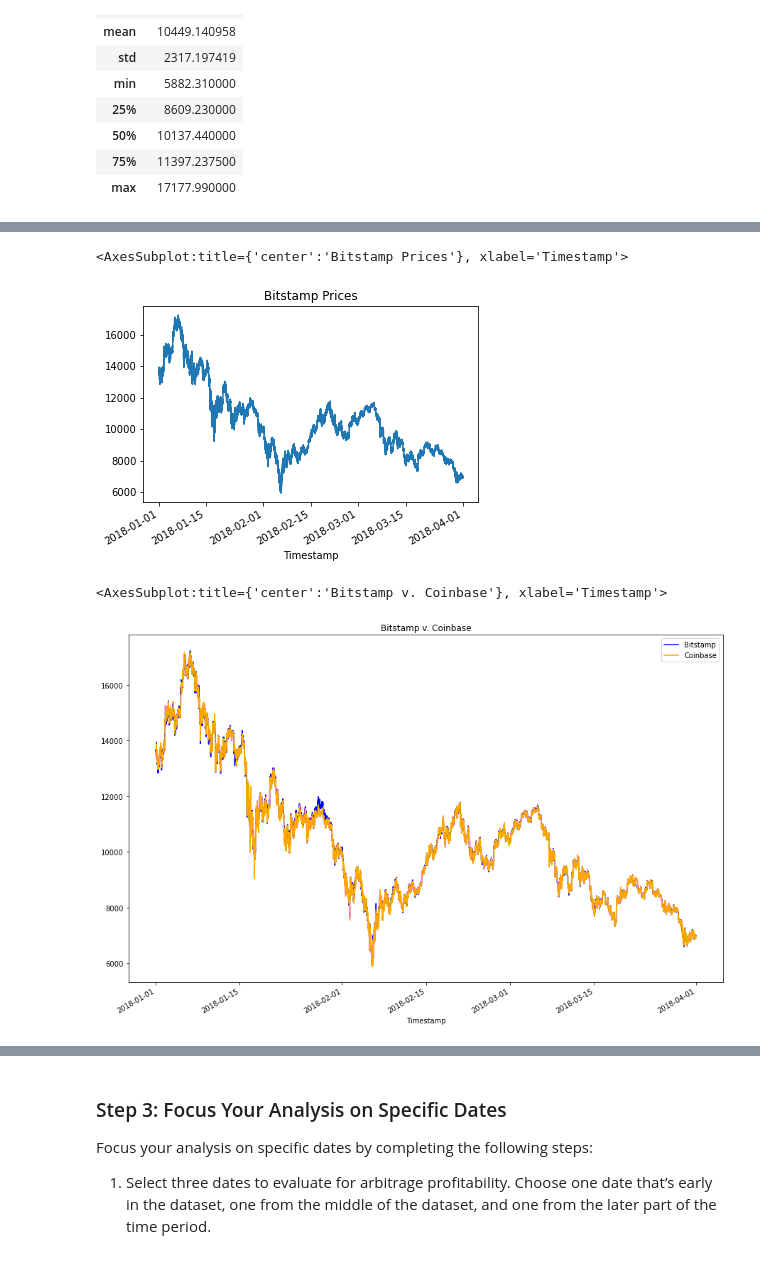
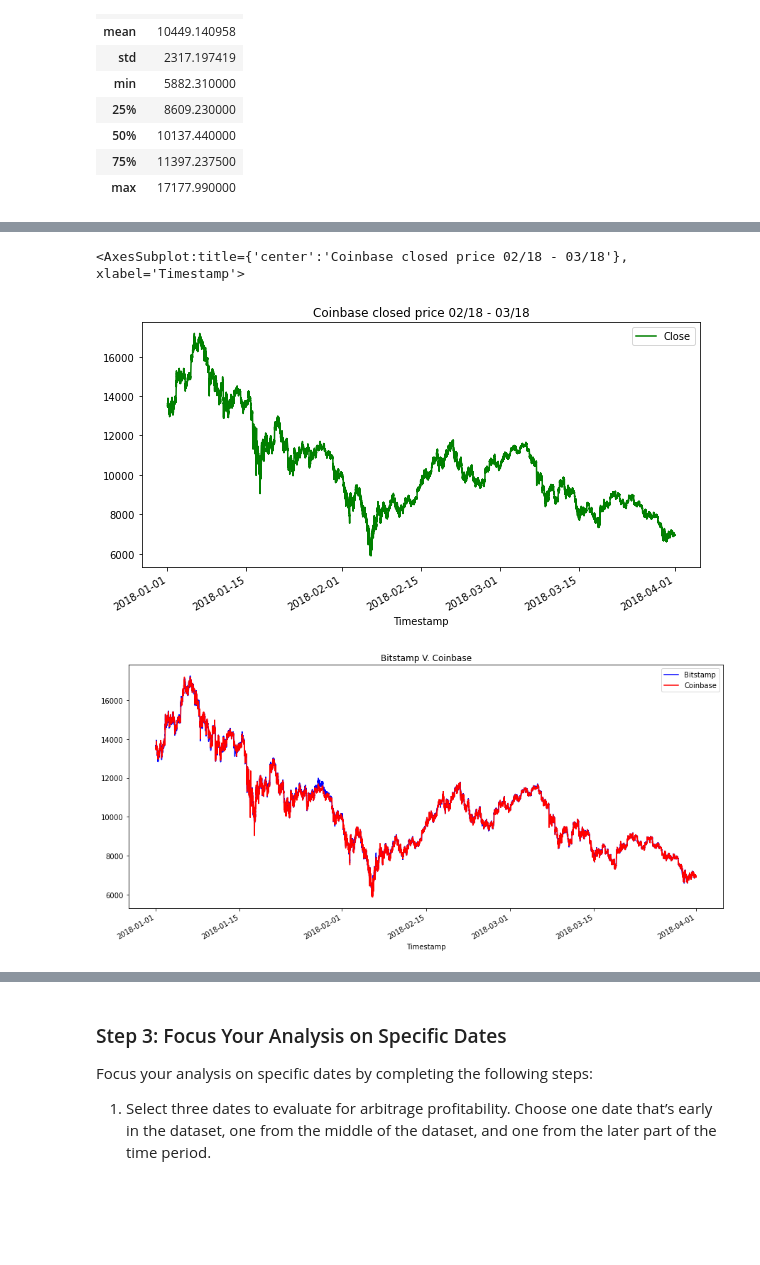
Before and after one commit to MoustafaMous/Challenge-3A, a Jupyter notebook: Challenge 3A1/crypto_arbitrage.ipynb, the cells around one changed output, grey strips where cells are left out. Drawn from its saved outputs; the diff is of its cells as text; code cells hidden in the pictures; blank space fills up the shorter version.

```diff
--- a/Challenge 3A1/crypto_arbitrage.ipynb
+++ b/Challenge 3A1/crypto_arbitrage.ipynb
@@ -61,6 +74,11 @@ index=
 # The CSV file is located in the Resources folder.
 # Set the index to the column "Timestamp"
 # Set the parse_dates and infer_datetime_format parameters
-coinbase = # YOUR CODE HERE
+coinbase = pd.read_csv(
+    Path('/Users/moustafamoussa/Desktop/challenges_Repo/Starter_Code 3/Challenge-3/Resources/coinbase.csv'),
+    index_col="Timestamp",
+    parse_dates=True,
+    infer_datetime_format=True
+)
 # %%
 # Use the head (and/or tail) function to confirm that the data was imported properly.
@@ -114,0 +212,5 @@ To prepare and clean your data for analysis, complete the following steps:
+# %%
+coinbase.loc[:, "Close"] = coinbase.loc[:,"Close"].str.replace("$","")
+# %%
+coinbase.loc[:, "Close"] = coinbase_df.loc[:,"Close"].astype("float")
+coinbase.drop_duplicates()
@@ -148,10 +265,10 @@ bitstamp_sliced = # YOUR CODE HERE
 | 2018-01-01 00:04:00 | 13620.00 |
 # %%
 # Use loc or iloc to select `Timestamp (the index)` and `Close` from coinbase DataFrame
-coinbase_sliced = # YOUR CODE HERE
+coinbase_sliced = coinbase.iloc[:,[3]]
 
 # Review the first five rows of the DataFrame
-# YOUR CODE HERE
+coinbase_sliced.head()
 # %% [output]
 |  | Close |
 | Timestamp |  |
@@ -208,18 +325,18 @@ Sort through the time series data associated with the bitstamp and coinbase Data
 # %%
 # Create a line plot for the coinbase DataFrame for the full length of time in the dataset
 # Be sure that the figure size, title, and color are tailored to each visualization
-# YOUR CODE HERE
+coinbase_sliced.plot(kind="line", title="Coinbase closed price 02/18 - 03/18", color="green", figsize=[10,5])
 # %% [output]
-<AxesSubplot:title={'center':'Bitstamp Prices'}, xlabel='Timestamp'>
+<AxesSubplot:title={'center':'Coinbase closed price 02/18 - 03/18'}, xlabel='Timestamp'>
-[figure, old version]
+[figure, new version]
 # %%
 # Overlay the visualizations for the bitstamp and coinbase DataFrames in one plot
 # The plot should visualize the prices over the full lenth of the dataset
 # Be sure to include the parameters: legend, figure size, title, and color and label
-# YOUR CODE HERE
+bitstamp.Close.plot(legend=True, figsize=(15,7), title= "Bitstamp V. Coinbase", color="blue", label="Bitstamp")
+coinbase.Close.plot(legend=True, figsize=(15,7), color="red", label="Coinbase");
 # %% [output]
-<AxesSubplot:title={'center':'Bitstamp v. Coinbase'}, xlabel='Timestamp'>
-[figure, old version]
+[figure, new version]
 # %%
 # Using the loc and plot functions, create an overlay plot that visualizes
 # the price action of both DataFrames for a one month period early in the dataset
```
Also changed, not shown: parts of 41 cells of this notebook.
